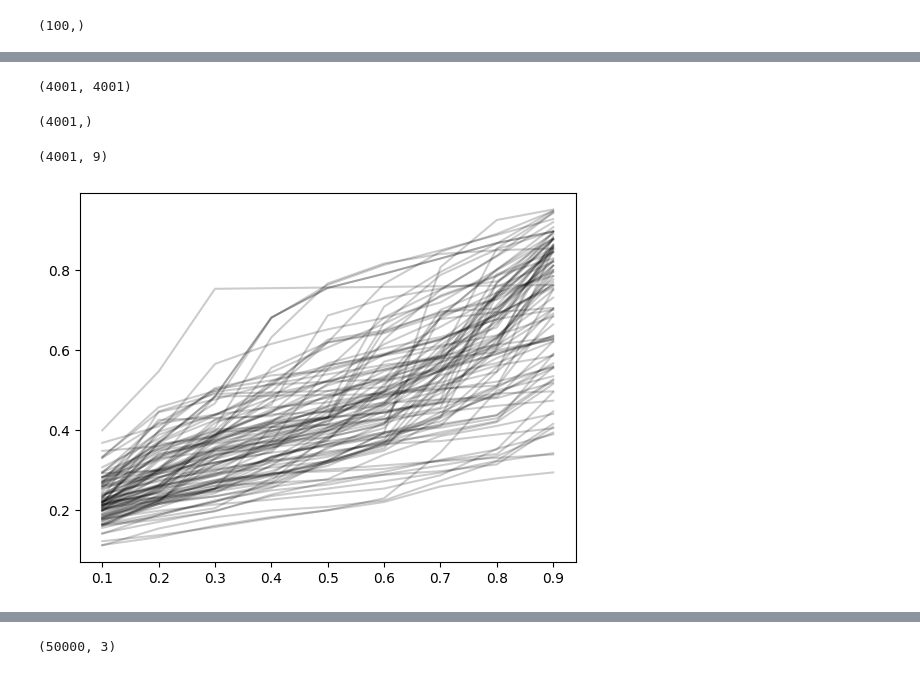
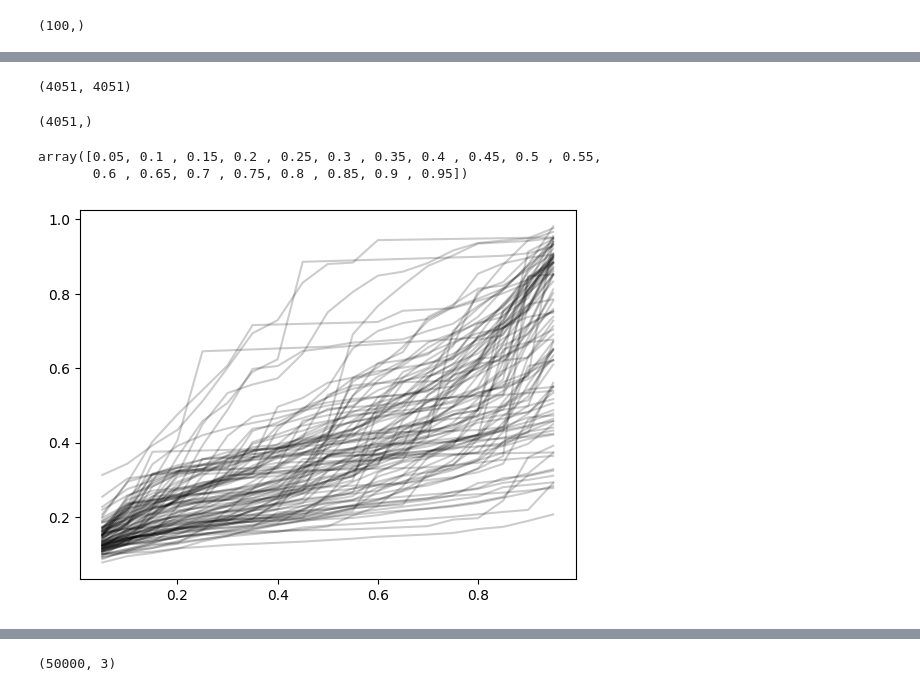
Before and after one commit to ismael-mendoza/multicam-tng-mah, a Jupyter notebook: notebooks/current/2026-03-03-multicam-clustering-mah.ipynb, the cells around one changed output, grey strips where cells are left out. Saved outputs shown, nothing was run; the diff lists cells and outputs as text; code cells hidden in the pictures.

```diff
--- a/notebooks/current/2026-03-03-multicam-clustering-mah.ipynb
+++ b/notebooks/current/2026-03-03-multicam-clustering-mah.ipynb
@@ -17,9 +17,8 @@ COLOR_CUT = 1.0  # Changed a little bit
 
 from halotools.mock_observables import return_xyz_formatted_array, tpcf_jackknife, tpcf
 # %%
-metadata = pd.read_csv(
-    "../../data/tng300-1-table.csv"
-)  # this ist just metadata which sims share
+# this is just metadata which sims share
+metadata = pd.read_csv("../../data/tng300-1-table.csv")
 redshift_snaps = metadata["Redshift"].values
 scales = 1 / (1 + redshift_snaps)
 scales.shape
@@ -42,7 +27,7 @@ def generate_randoms(Lbox, number):
 # %%
-# -----------------------------
-# Load data
-# -----------------------------
-hydro_raw = Table.read("../../data/hydro_final.ecsv")
+# load data
+_hydro_raw = Table.read("../../data/hydro_final.ecsv")
+flag = _hydro_raw["SubhaloFlag"]
+hydro_raw = _hydro_raw[flag == 1]
 len(hydro_raw)
 # %% [output]
@@ -90,35 +54,38 @@ plt.legend()
 # %%
-star_mask = (log10_stellar_mass > 9.5) & (log10_stellar_mass < 10.2)
-hydro_mstar_cut = hydro_full[star_mask]
+x1 = np.log10(hydro_raw["stellar_mass"])
+x2 = np.log10(hydro_raw["mpeak"])
+star_mask = (x1 > 9.5) & (x1 < 10.2) & (x2 > 11)
+hydro_mstar_cut = hydro_raw[star_mask]
 
-sham_mask = (logmstar_sham > 9.5) & (logmstar_sham < 10.2)
-hydro_mstar_pred = hydro_full[sham_mask]
+# get sham stellar mass bin predicted catalog
+sham_mask = (logmstar_sham_high > 9.5) & (logmstar_sham_high < 10.2)
+hydro_sham = hydro_high[sham_mask]
 
 
-len(hydro_mstar_cut), len(hydro_mstar_pred)
+len(hydro_mstar_cut), len(hydro_sham)
 # %% [output]
-(4001, 4001)
+(4051, 4051)
 # %%
 # CAM prediction for color
-# possibly resample
-# _color = np.random.choice(hydro_mstar_cut['color'].data, size=len(hydro_mstar_cut), replace=True)
-_color = hydro_mstar_cut["color"]
-color_cam_pred = qt(hydro_mstar_pred["z12"].data, _color)
+color_cam_pred = qt(hydro_sham["z12"].data, hydro_mstar_cut["color"])
 color_cam_pred.shape
 # %% [output]
-(4001,)
+(4051,)
-# %%
-# MultiCAM prediction for color based on a_n
-# ns = np.linspace(0, 1, n_fracs)
-ns = np.array([0.1, 0.2, 0.3, 0.4, 0.5, 0.6, 0.7, 0.8, 0.9])
-an = get_an_from_mpeak_mah(hydro_mstar_pred["mpeak_mah"].data, scales=scales, ns=ns)
-an.shape
-# %% [output]
-(4001, 9)
 # %%
-idx = np.random.randint(an.shape[0], size=(100,))
-for ii in idx:
-    plt.plot(ns, an[ii], c="k", alpha=0.2)
+# ns = np.array([0.1, 0.2, 0.3, 0.4, 0.5, 0.6, 0.7, 0.8, 0.9])
+ns = np.linspace(0, 1, 21)[1:-1]  # want to avoid 0, 1 edge cases
+# ns = np.array([0.5])
+ns
 # %% [output]
-[figure, removed]
+array([0.05, 0.1 , 0.15, 0.2 , 0.25, 0.3 , 0.35, 0.4 , 0.45, 0.5 , 0.55,
+       0.6 , 0.65, 0.7 , 0.75, 0.8 , 0.85, 0.9 , 0.95])
+# %%
+# example
+an = get_an_from_mpeak_mah(hydro_raw["mpeak_mah"].data, scales=scales, ns=ns)
+
+idx = np.random.randint(an.shape[0], size=(100,))
+for ii in idx:
+    plt.plot(ns, an[ii], c="k", alpha=0.2)
+# %% [output]
+[figure, added]
 # %%
```
Also changed, not shown: parts of 19 cells of this notebook.
